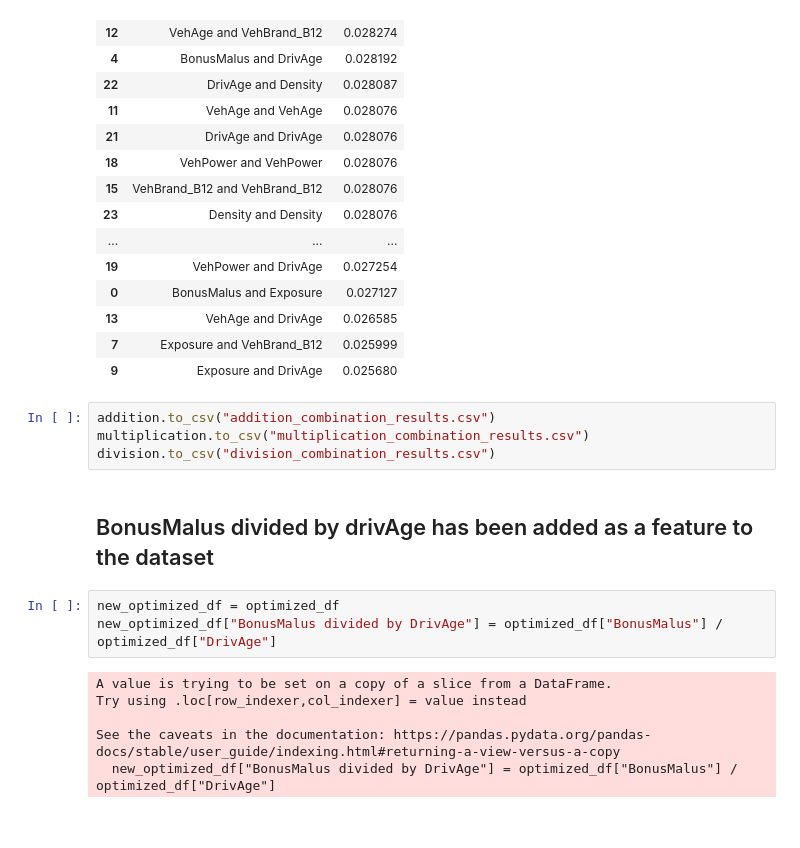
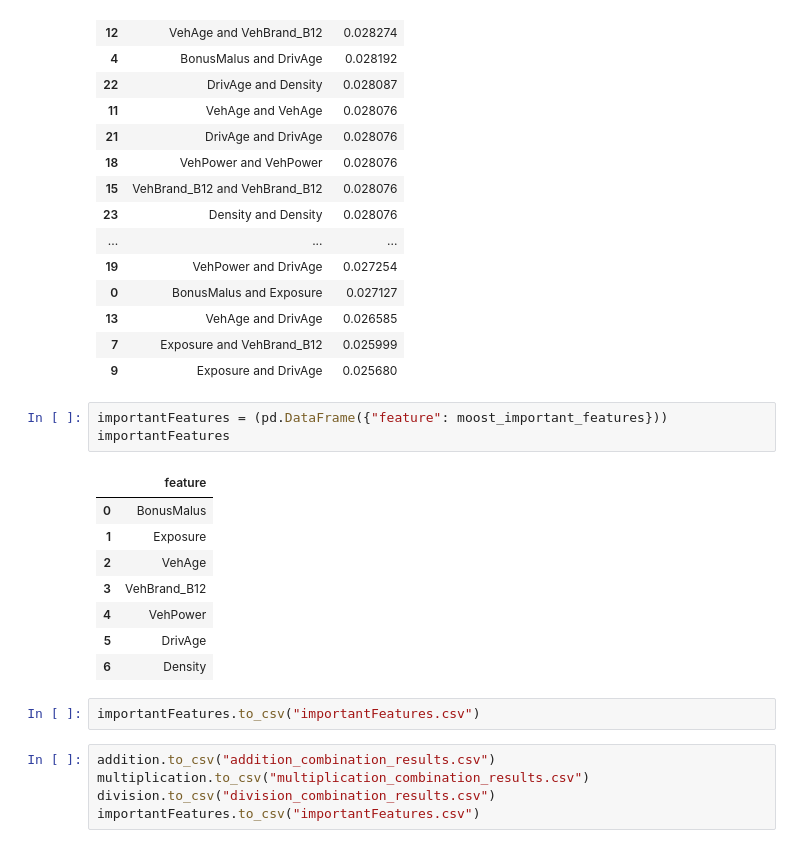
Before and after one commit to Simon-Simonsen/ML-project, a Jupyter notebook: OptimizingCDTR.ipynb, the cells around one changed output. Saved outputs shown, nothing was run; the diff lists cells and outputs as text.

```diff
--- a/OptimizingCDTR.ipynb
+++ b/OptimizingCDTR.ipynb
@@ -569,18 +614,22 @@ division
 | 13 | VehAge and DrivAge | 0.026585 |
 | 7 | Exposure and VehBrand_B12 | 0.025999 |
 | 9 | Exposure and DrivAge | 0.025680 |
+# %%
+importantFeatures = (pd.DataFrame({"feature": moost_important_features}))
+importantFeatures
+# %% [output]
+|  | feature |
+| 0 | BonusMalus |
+| 1 | Exposure |
+| 2 | VehAge |
+| 3 | VehBrand_B12 |
+| 4 | VehPower |
+| 5 | DrivAge |
+| 6 | Density |
+# %%
+importantFeatures.to_csv("importantFeatures.csv")
 # %%
 addition.to_csv("addition_combination_results.csv")
 multiplication.to_csv("multiplication_combination_results.csv")
 division.to_csv("division_combination_results.csv")
+importantFeatures.to_csv("importantFeatures.csv")
-# %% [markdown]
-## BonusMalus divided by drivAge has been added as a feature to the dataset
-# %%
-new_optimized_df = optimized_df
-new_optimized_df["BonusMalus divided by DrivAge"] = optimized_df["BonusMalus"] / optimized_df["DrivAge"]
-# %% [output]
-A value is trying to be set on a copy of a slice from a DataFrame.
-Try using .loc[row_indexer,col_indexer] = value instead
-
-See the caveats in the documentation: https://pandas.pydata.org/pandas-docs/stable/user_guide/indexing.html#returning-a-view-versus-a-copy
-  new_optimized_df["BonusMalus divided by DrivAge"] = optimized_df["BonusMalus"] / optimized_df["DrivAge"]
```
Also changed, not shown: parts of 23 cells of this notebook, 10 other files.
